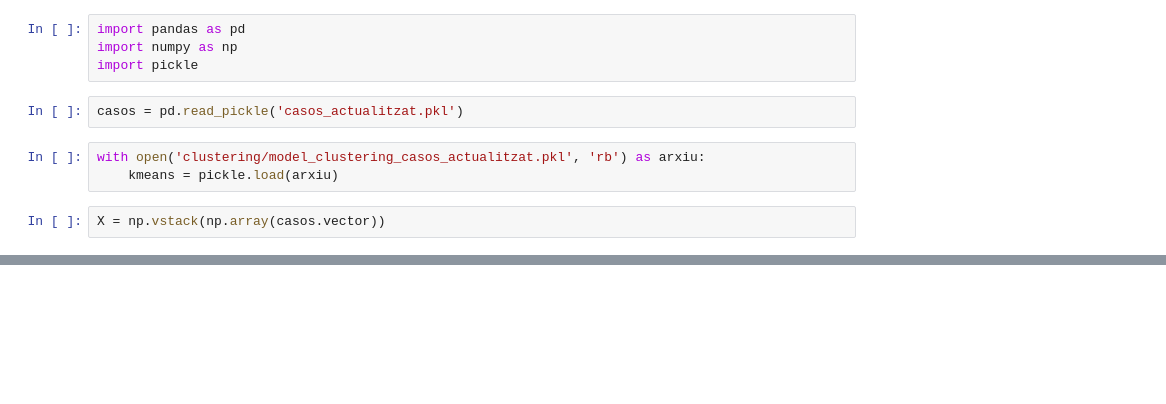
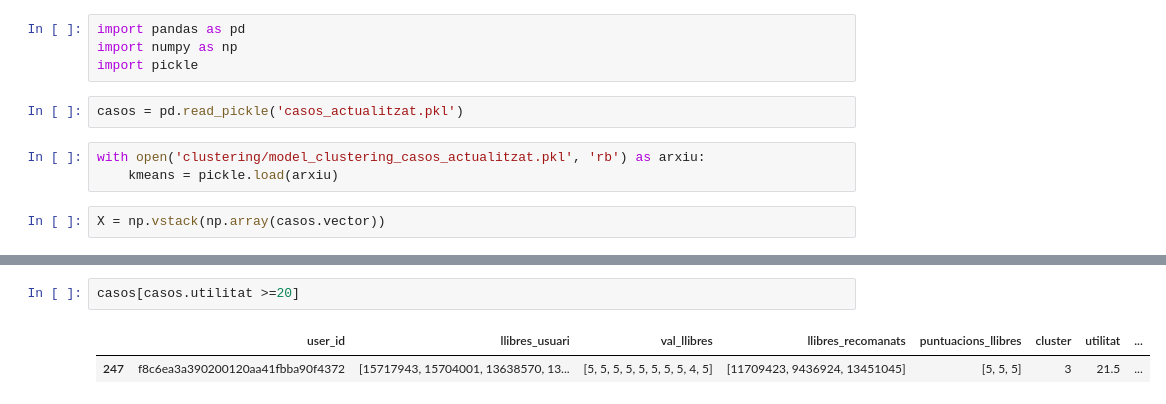
Before and after one commit to oliviapuig/SBC_practica, a Jupyter notebook: data/dades_actualitzades.ipynb, the cells around one changed output, grey strips where cells are left out. Drawn from its saved outputs; the diff is of its cells as text; blank space fills up the shorter version.

```diff
--- a/data/dades_actualitzades.ipynb
+++ b/data/dades_actualitzades.ipynb
@@ -33,0 +136,5 @@ plt.savefig('../plots/kmeans_pca_casos_actualitzat.png')
+# %%
+casos[casos.utilitat >=20]
+# %% [output]
+|  | user_id | llibres_usuari | val_llibres | llibres_recomanats | puntuacions_llibres | cluster | utilitat | ... |
+| 247 | f8c6ea3a390200120aa41fbba90f4372 | [15717943, 15704001, 13638570, 13... | [5, 5, 5, 5, 5, 5, 5, 5, 4, 5] | [11709423, 9436924, 13451045] | [5, 5, 5] | 3 | 21.5 | ... |
```
Also changed, not shown: parts of 12 cells of this notebook.
